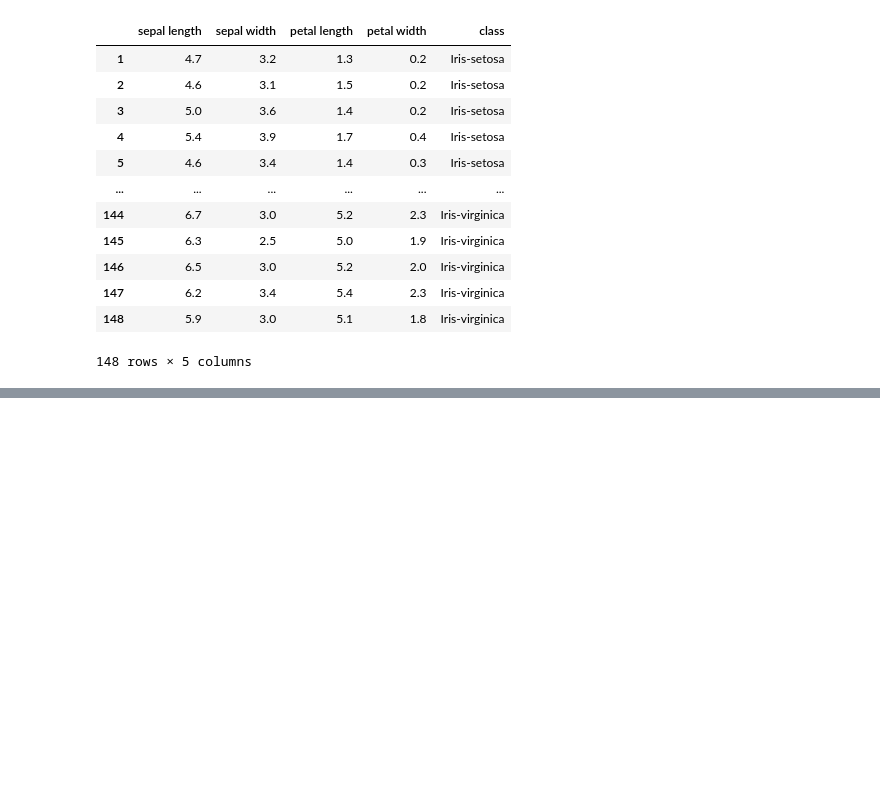
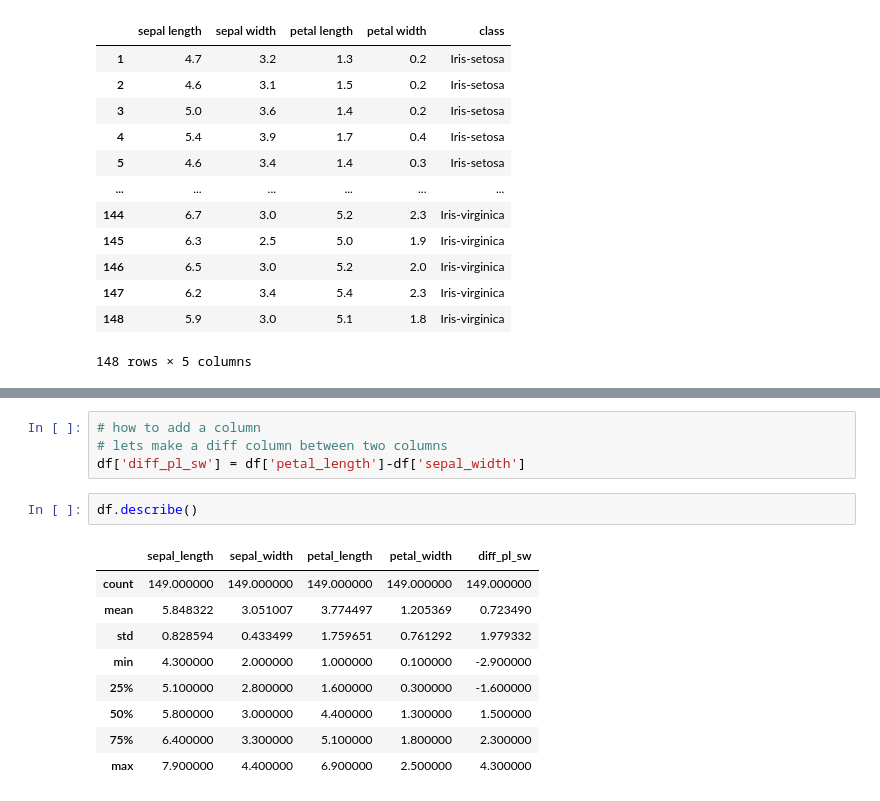
Before and after one commit to bhavyatyagi/Python, a Jupyter notebook: 12. Pandas.ipynb, the cells around one changed output, grey strips where cells are left out. Cells and saved outputs as stored; diff of their text form; blank space fills up the shorter version.

```diff
--- a/12. Pandas.ipynb
+++ b/12. Pandas.ipynb
@@ -161,0 +241,16 @@ print(df.tail() )
+# %%
+# how to add a column
+# lets make a diff column between two columns
+df['diff_pl_sw'] = df['petal_length']-df['sepal_width']
+# %%
+df.describe()
+# %% [output]
+|  | sepal_length | sepal_width | petal_length | petal_width | diff_pl_sw |
+| count | 149.000000 | 149.000000 | 149.000000 | 149.000000 | 149.000000 |
+| mean | 5.848322 | 3.051007 | 3.774497 | 1.205369 | 0.723490 |
+| std | 0.828594 | 0.433499 | 1.759651 | 0.761292 | 1.979332 |
+| min | 4.300000 | 2.000000 | 1.000000 | 0.100000 | -2.900000 |
+| 25% | 5.100000 | 2.800000 | 1.600000 | 0.300000 | -1.600000 |
+| 50% | 5.800000 | 3.000000 | 4.400000 | 1.300000 | 1.500000 |
+| 75% | 6.400000 | 3.300000 | 5.100000 | 1.800000 | 2.300000 |
+| max | 7.900000 | 4.400000 | 6.900000 | 2.500000 | 4.300000 |
```
Also changed, not shown: parts of 19 cells of this notebook.
